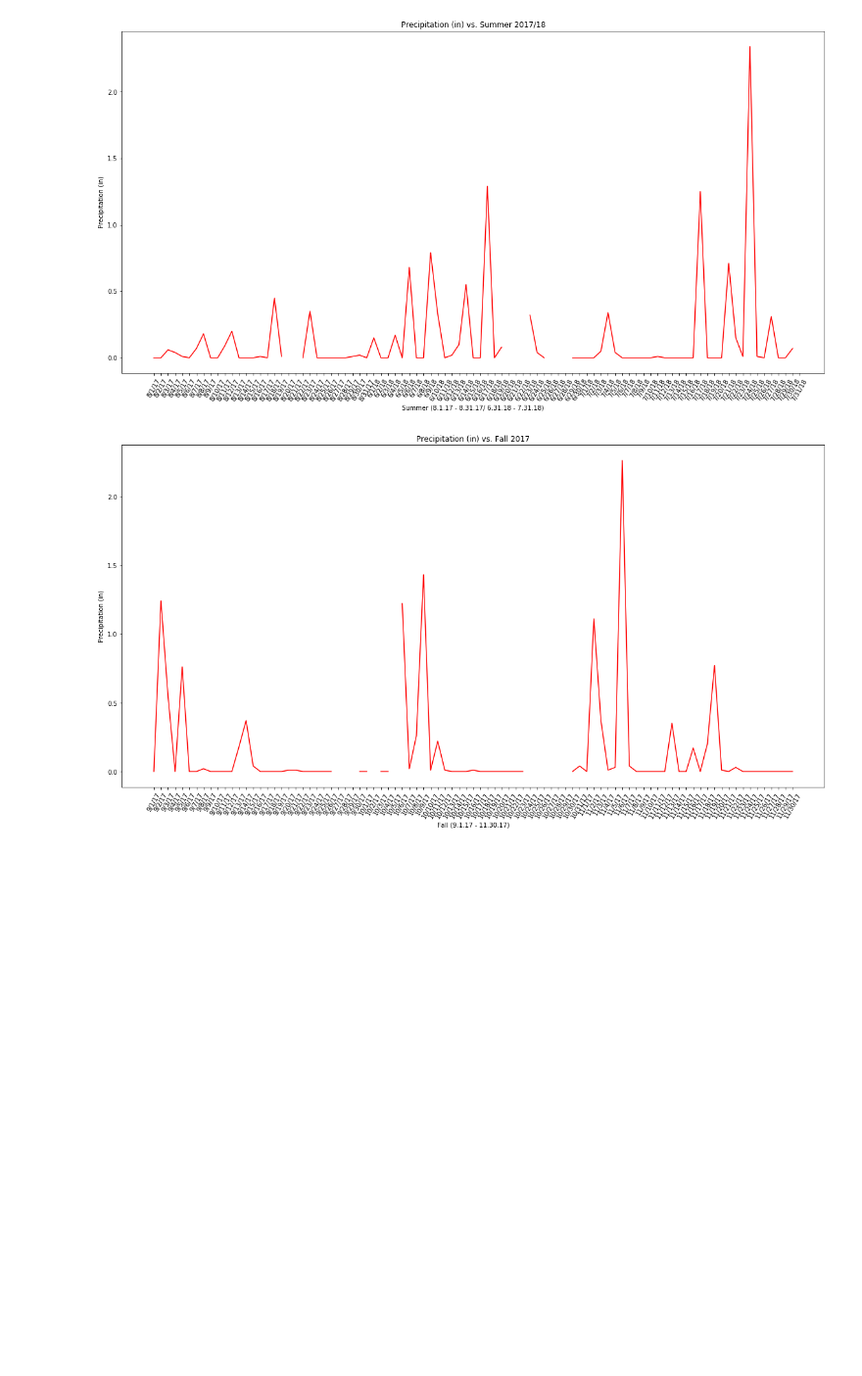
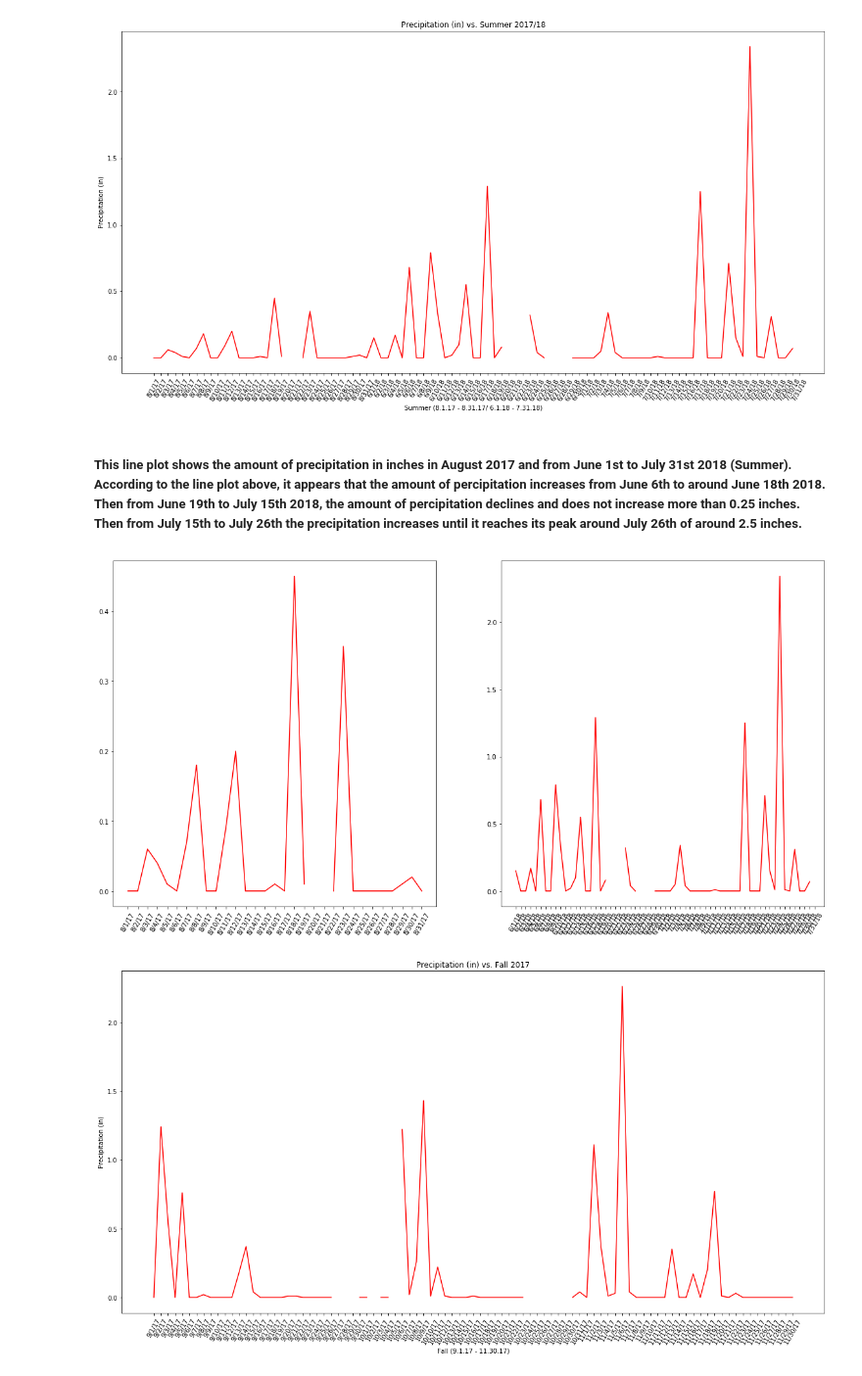
Before and after one commit to philipp-rajah/project1, a Jupyter notebook: project1.ipynb, the cells around one changed output. Shown at 98% size. Saved outputs shown, nothing was run; the diff lists cells and outputs as text; code cells hidden in the pictures; blank space fills up the shorter version.

```diff
--- a/project1.ipynb
+++ b/project1.ipynb
@@ -246,6 +248,34 @@ axis = plt.xticks(RC_NOAA_Summer['Date'], RC_NOAA_Summer['Date'], rotation = 60)
 plt.show()
 # %% [output]
 [figure]
+# %% [markdown]
+##### This line plot shows the amount of precipitation in inches in August 2017 and  from June 1st to July 31st 2018 (Summer). According to the line plot above, it appears that the amount of percipitation increases from June 6th to around June 18th 2018. Then from June 19th to July 15th 2018, the amount of percipitation declines and does not increase more than 0.25 inches. Then from July 15th to July 26th the precipitation increases until it reaches its peak around July 26th of around 2.5 inches.
+# %%
+RC_NOAA_Summer17 = RC_NOAA_Summer[RC_NOAA_Summer['Date'].str.match("8")]
+RC_NOAA_Summer18 = RC_NOAA_Summer[RC_NOAA_Summer['Date'].str.contains("/18")]
+RC_NOAA_Summer18 = RC_NOAA_Summer18.drop([17])
+# %%
+Time17 = list(RC_NOAA_Summer17['Date'])
+Precip17 = list(RC_NOAA_Summer17['Precip (in)'])
+Time18 = list(RC_NOAA_Summer18['Date'])
+Precip18 = list(RC_NOAA_Summer18['Precip (in)'])
+
+plt.figure(figsize = (20, 10))
+plt.xlabel('Summer (8.1.17 - 8.31.17/ 6.1.18 - 7.31.18)')
+plt.ylabel('Precipitation (in)')
+plt.title('Precipitation (in) vs. Summer 2017/18')
+
+plt.subplot(121)
+plt.plot(Time17, Precip17, color = 'red')
+axis17 = plt.xticks(RC_NOAA_Summer17['Date'], RC_NOAA_Summer17['Date'], rotation = 60)
+
+plt.subplot(122)
+plt.plot(Time18, Precip18, color = 'red')
+axis18 = plt.xticks(RC_NOAA_Summer18['Date'], RC_NOAA_Summer18['Date'], rotation = 60)
+
+plt.show()
+# %% [output]
+[figure, added]
 # %%
 # Precipitation in Fall
 Time = list(RC_NOAA_Fall['Date'])
```
Also changed, not shown: parts of 16 cells of this notebook.
